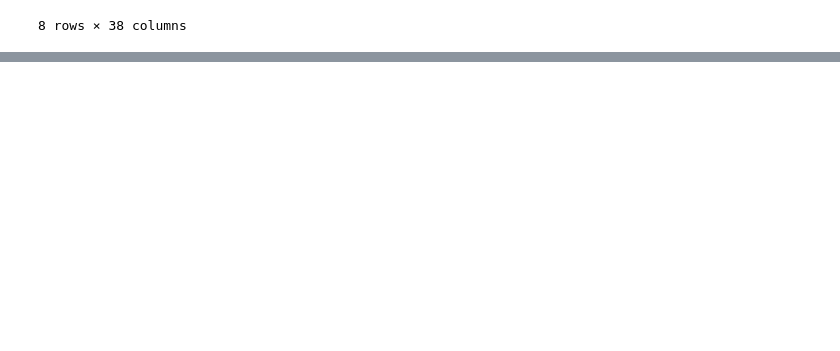
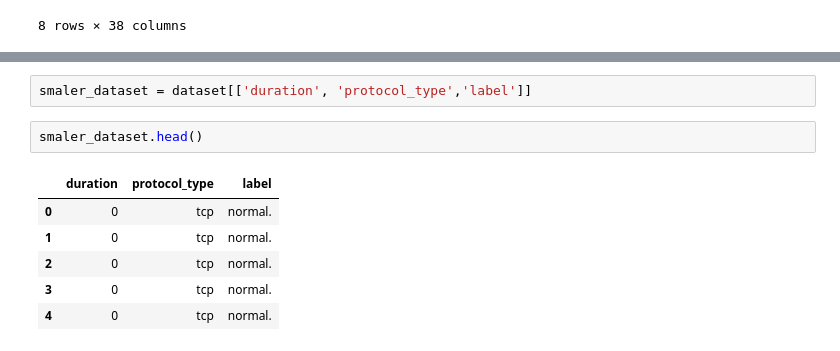
Before and after one commit to zubairfarahi/Data-Science--Machine-Learning-, a Jupyter notebook: Intermedite Level/Network Intrusion Dataset/network.ipynb, the cells around one changed output, grey strips where cells are left out. Drawn from its saved outputs; the diff is of its cells as text; blank space fills up the shorter version.

```diff
--- a/Intermedite Level/Network Intrusion Dataset/network.ipynb
+++ b/Intermedite Level/Network Intrusion Dataset/network.ipynb
@@ -59,0 +98,11 @@ dataset.describe()
+# %%
+smaler_dataset = dataset[['duration', 'protocol_type','label']]
+# %%
+smaler_dataset.head()
+# %% [output]
+|  | duration | protocol_type | label |
+| 0 | 0 | tcp | normal. |
+| 1 | 0 | tcp | normal. |
+| 2 | 0 | tcp | normal. |
+| 3 | 0 | tcp | normal. |
+| 4 | 0 | tcp | normal. |
```
Also changed, not shown: parts of 11 cells of this notebook.
